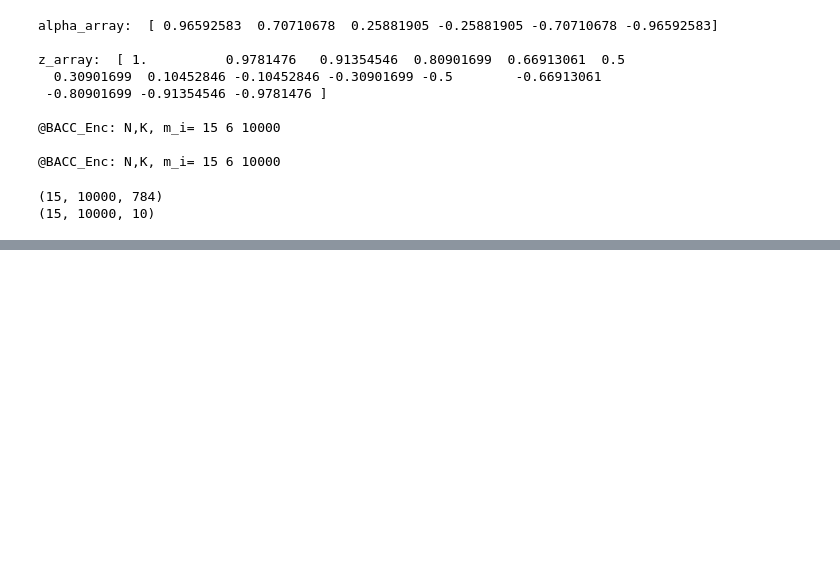
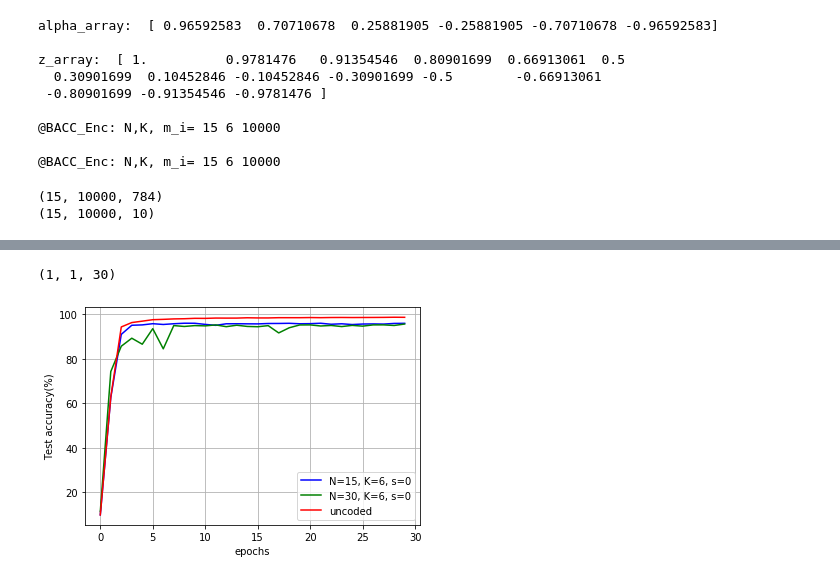
Before and after one commit to jinhyun-so/CodedPrivateNN, a Jupyter notebook: BACC_MNIST.ipynb, the cells around one changed output, grey strips where cells are left out. Cells and saved outputs as stored; diff of their text form; code cells hidden in the pictures; blank space fills up the shorter version.

```diff
--- a/BACC_MNIST.ipynb
+++ b/BACC_MNIST.ipynb
@@ -231,15 +231,14 @@ w_glob = net_glob.state_dict()
 
 # training
 loss_train = []
-loss_test_arr = []
-acc_test_arr = []
-cv_loss, cv_acc = [], []
-val_loss_pre, counter = 0, 0
+loss_test_arr_uncoded = []
+acc_test_arr_uncoded = []
+
 net_best = None
 best_loss = None
 val_acc_list, net_list = [], []
 
-for iter in range(10): #args.epochs
+for iter in range(30): #args.epochs
     w_locals, loss_locals = [], []
     m = 15
     idxs_users = np.random.choice(range(args.num_users), m, replace=False)
@@ -261,8 +260,8 @@ for iter in range(10): #args.epochs
     loss_train.append(loss_avg)
 
     acc_test, loss_test = test_img(net_glob, dataset_test, args)
-    acc_test_arr.append(acc_test)
-    loss_test_arr.append(loss_test)
+    acc_test_arr_uncoded.append(acc_test)
+    loss_test_arr_uncoded.append(loss_test)
     if iter % 1 ==0:
         print('Round {:3d}, Average loss {:.3f} Test accuracy {:.3f}'.format(iter, loss_avg,acc_test))
     #print(loss_train)
@@ -397,16 +396,16 @@ trans_mnist = transforms.Compose([transforms.ToTensor(), transforms.Normalize((0
 dataset_train = datasets.MNIST('../data/mnist/', train=True, download=True, transform=trans_mnist)
 dataset_test = datasets.MNIST('../data/mnist/', train=False, download=True, transform=trans_mnist)
 
-dict_users = mnist_iid(dataset_train, args.num_users)
+dict_users = mnist_iid(dataset_train, args.num_partition)
 # %%
 encoding_input_array_np = np.empty((len(dataset_train),28*28))
 encoding_label_array_np = np.empty((len(dataset_train),args.num_classes))
 print("size of X:" ,encoding_input_array_np.shape)
 print("size of Y:" ,encoding_label_array_np.shape)
 
-Size_submatrices = int(60000/args.num_users)
+Size_submatrices = int(60000/args.num_partition)
 
-for i in range(args.num_users):
+for i in range(args.num_partition):
 
     stt_pos = i*Size_submatrices
     end_pos = (i+1)*Size_submatrices
@@ -467,0 +559,26 @@ print(y_tilde.shape)
+# %%
+m_array = np.array([4,6,8,10,15,31]) # m is the number of received result @ master
+
+plot_acc = np.mean(acc_test_arr, axis=1)
+
+raw = pickle.load(open('./plot/MNIST_LeNet_N30_K6_m30_test_acc','rb'))
+plot_acc_N30 = np.mean(raw, axis=1)
+print(raw.shape)
+
+
+plt.plot(plot_acc[0,:],'b',label='N=15, K=6, s=0')
+plt.plot(plot_acc_N30[0,:],'g',label='N=30, K=6, s=0')
+plt.plot(acc_test_arr_uncoded,'r',label='uncoded')
+plt.legend()
+plt.grid()
+plt.xlabel('epochs')
+plt.ylabel('Test accuracy(%)')
+plt.show()
+
+import pickle
+
+filehandler = open("./plot/MNIST_LeNet_N15_K6_m15_test_acc","wb")
+pickle.dump(acc_test_arr,filehandler)
+# %% [output]
+(1, 1, 30)
+[figure, added]
```
Also changed, not shown: parts of 14 cells of this notebook, 7 other files.
